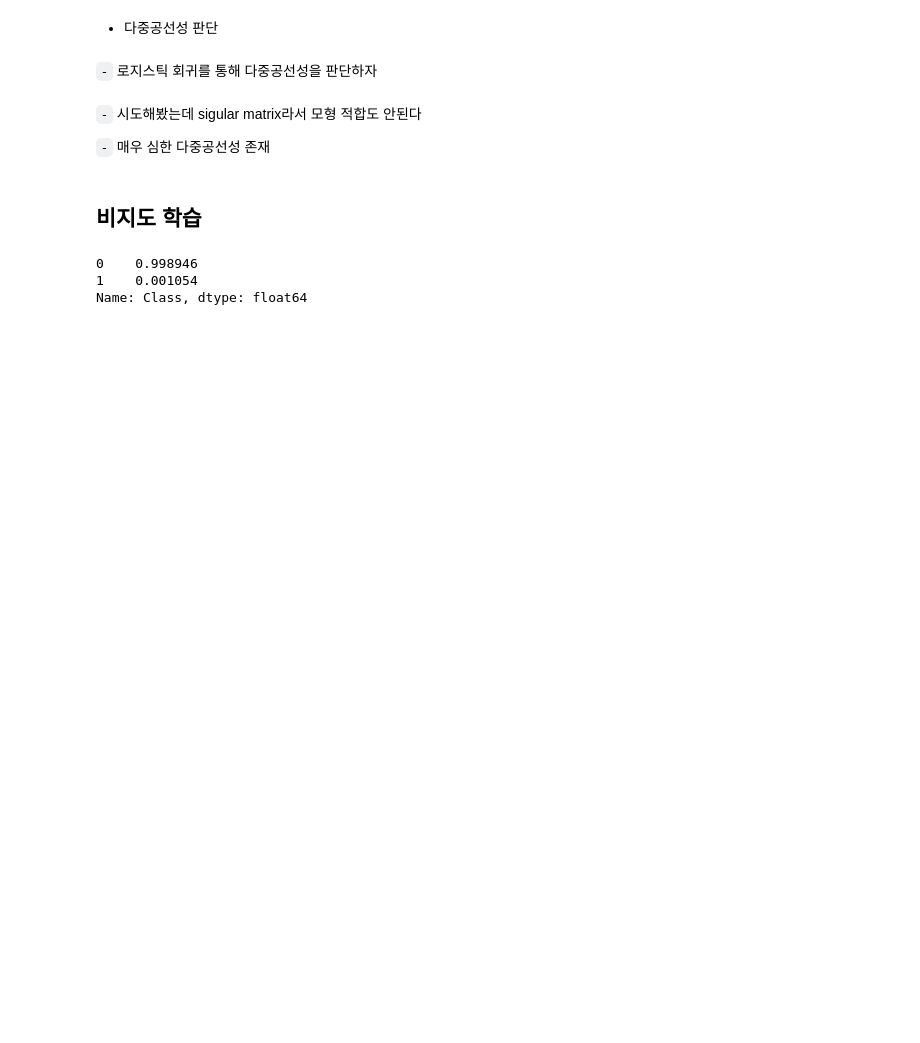
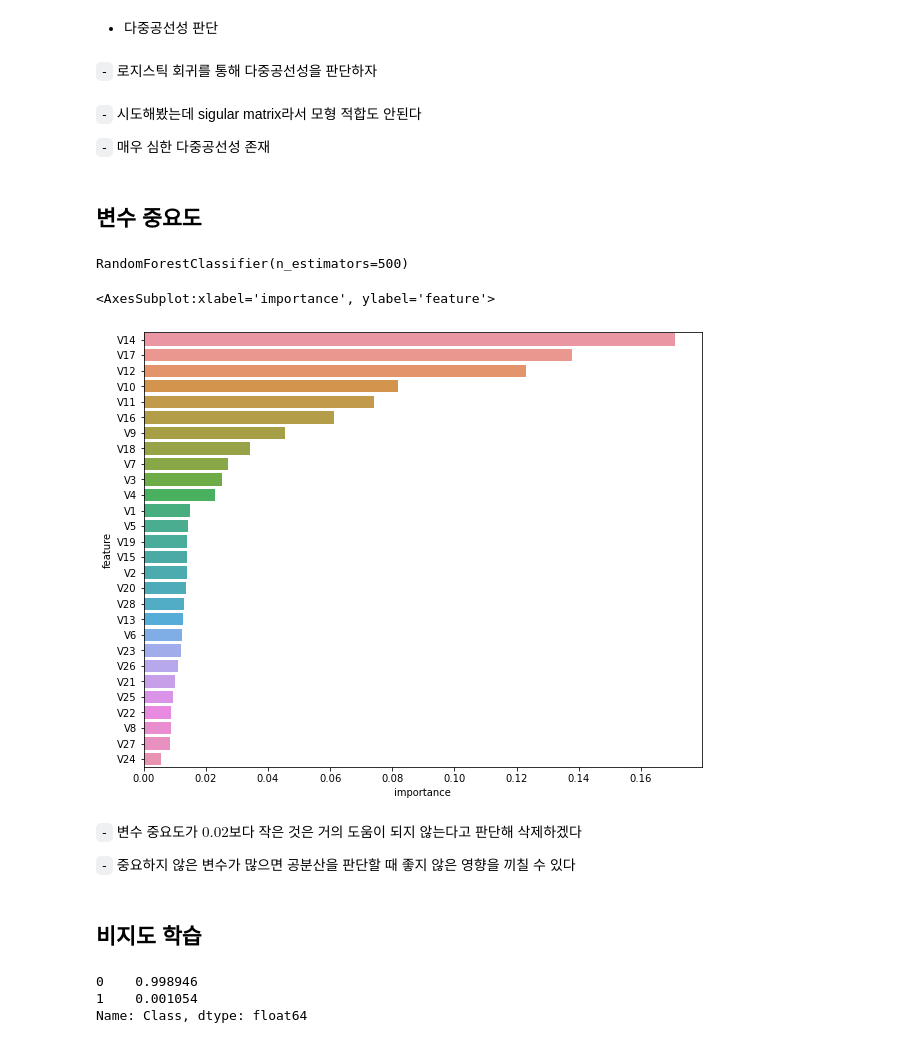
Before and after one commit to Jaesu26/Dacon-credit-card-fraud-detection, a Jupyter notebook: 신용카드-사기탐색-EDA모델링.ipynb, the cells around one changed output. Drawn from its saved outputs; the diff is of its cells as text; code cells hidden in the pictures; blank space fills up the shorter version.

```diff
--- a/신용카드-사기탐색-EDA모델링.ipynb
+++ b/신용카드-사기탐색-EDA모델링.ipynb
@@ -122,3 +140,5 @@ show_distplot(valid, row=10, column=3, target='Class')
 `-` 시도해봤는데 sigular matrix라서 모형 적합도 안된다
 
 `-` 매우 심한 다중공선성 존재
+# %% [markdown]
+## 변수 중요도
@@ -125,3 +147,25 @@ show_distplot(valid, row=10, column=3, target='Class')
+# %%
+target = valid['Class']
+X_valid = valid.drop(['ID', 'V29', 'V30', 'Class'], axis=1)
+# %%
+rfc = RandomForestClassifier(n_estimators=500)
+rfc.fit(X_valid, target)
+# %% [output]
+RandomForestClassifier(n_estimators=500)
+# %%
+_ = pd.DataFrame(dict(zip(rfc.feature_names_in_, rfc.feature_importances_)), index = [0]).T.\
+reset_index().rename(columns = {'index':'feature', 0:'importance'}).\
+sort_values('importance', ascending = False)
+# %%
+plt.figure(figsize=(10, 8))
+sns.barplot(y = 'feature', x = 'importance', data = _)
+# %% [output]
+<AxesSubplot:xlabel='importance', ylabel='feature'>
+[figure, added]
+# %% [markdown]
+`-` 변수 중요도가 $0.02$보다 작은 것은 거의 도움이 되지 않는다고 판단해 삭제하겠다
+
+`-` 중요하지 않은 변수가 많으면 공분산을 판단할 때 좋지 않은 영향을 끼칠 수 있다
 # %% [markdown]
 ## 비지도 학습
 # %%
```
Also changed, not shown: parts of 71 cells of this notebook.
